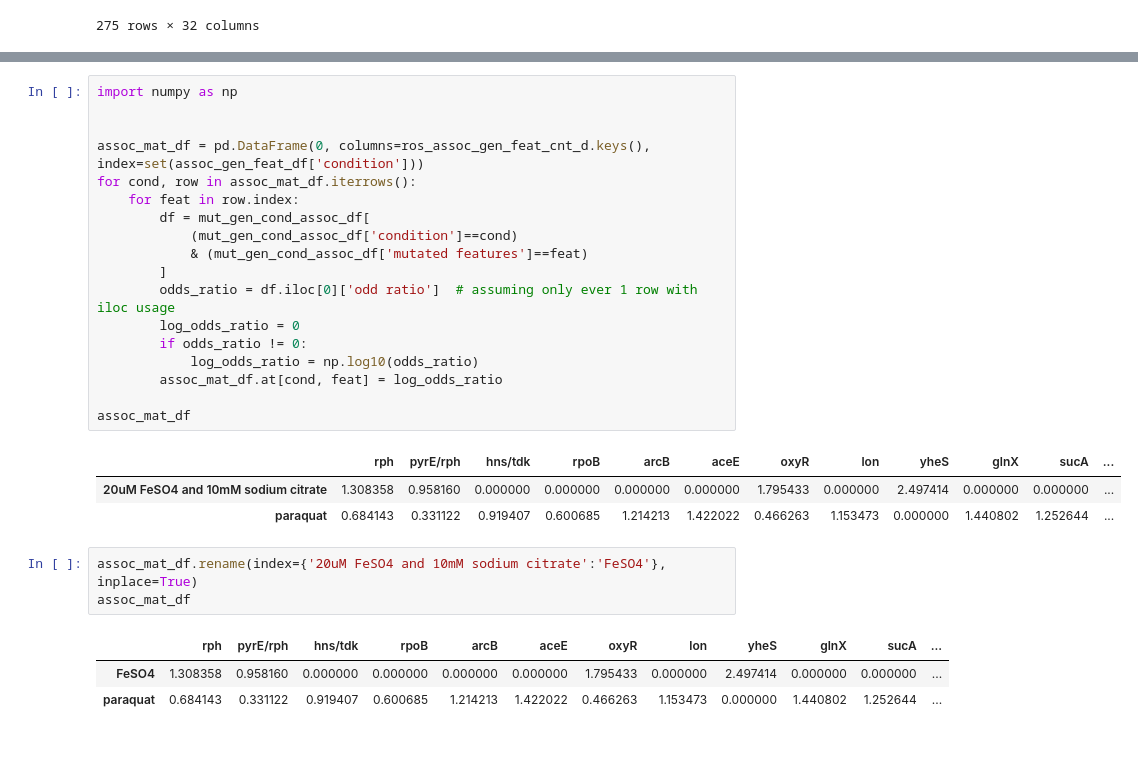
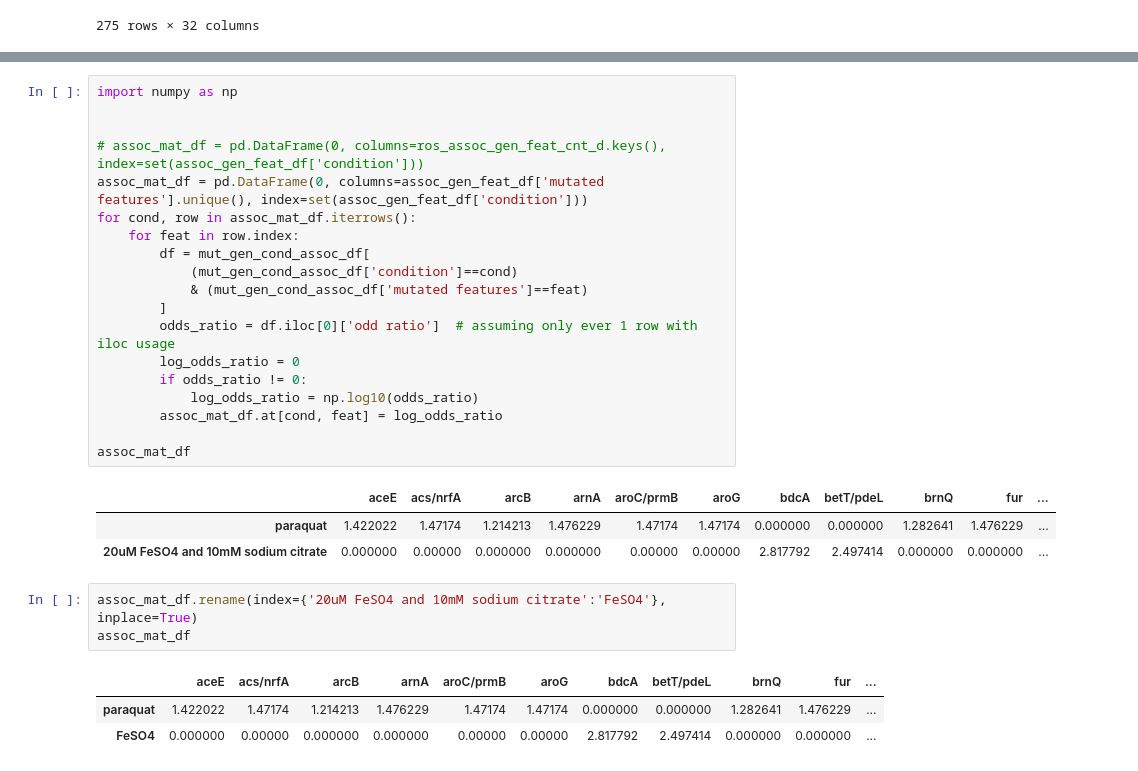
Before and after one commit to pvphaneuf/ros_tol_gdv, a Jupyter notebook: inspect_assocs.ipynb, the cells around one changed output, grey strips where cells are left out. Cells and saved outputs as stored; diff of their text form.

```diff
--- a/inspect_assocs.ipynb
+++ b/inspect_assocs.ipynb
@@ -126,31 +78,32 @@ ros_assoc_gen_feat_cnt_df.head()
 # %%
 import numpy as np
 
 
-assoc_mat_df = pd.DataFrame(0, columns=ros_assoc_gen_feat_cnt_d.keys(), index=set(assoc_gen_feat_df['condition']))
+# assoc_mat_df = pd.DataFrame(0, columns=ros_assoc_gen_feat_cnt_d.keys(), index=set(assoc_gen_feat_df['condition']))
+assoc_mat_df = pd.DataFrame(0, columns=assoc_gen_feat_df['mutated features'].unique(), index=set(assoc_gen_feat_df['condition']))
 for cond, row in assoc_mat_df.iterrows():
     for feat in row.index:
         df = mut_gen_cond_assoc_df[
             (mut_gen_cond_assoc_df['condition']==cond)
             & (mut_gen_cond_assoc_df['mutated features']==feat)
         ]
         odds_ratio = df.iloc[0]['odd ratio']  # assuming only ever 1 row with iloc usage
         log_odds_ratio = 0
         if odds_ratio != 0:
             log_odds_ratio = np.log10(odds_ratio)
         assoc_mat_df.at[cond, feat] = log_odds_ratio
 
 assoc_mat_df
 # %% [output]
-|  | rph | pyrE/rph | hns/tdk | rpoB | arcB | aceE | oxyR | lon | yheS | glnX | sucA | ... |
-| 20uM FeSO4 and 10mM sodium citrate | 1.308358 | 0.958160 | 0.000000 | 0.000000 | 0.000000 | 0.000000 | 1.795433 | 0.000000 | 2.497414 | 0.000000 | 0.000000 | ... |
-| paraquat | 0.684143 | 0.331122 | 0.919407 | 0.600685 | 1.214213 | 1.422022 | 0.466263 | 1.153473 | 0.000000 | 1.440802 | 1.252644 | ... |
+|  | aceE | acs/nrfA | arcB | arnA | aroC/prmB | aroG | bdcA | betT/pdeL | brnQ | fur | ... |
+| paraquat | 1.422022 | 1.47174 | 1.214213 | 1.476229 | 1.47174 | 1.47174 | 0.000000 | 0.000000 | 1.282641 | 1.476229 | ... |
+| 20uM FeSO4 and 10mM sodium citrate | 0.000000 | 0.00000 | 0.000000 | 0.000000 | 0.00000 | 0.00000 | 2.817792 | 2.497414 | 0.000000 | 0.000000 | ... |
 # %%
 assoc_mat_df.rename(index={'20uM FeSO4 and 10mM sodium citrate':'FeSO4'}, inplace=True)
 assoc_mat_df
 # %% [output]
-|  | rph | pyrE/rph | hns/tdk | rpoB | arcB | aceE | oxyR | lon | yheS | glnX | sucA | ... |
-| FeSO4 | 1.308358 | 0.958160 | 0.000000 | 0.000000 | 0.000000 | 0.000000 | 1.795433 | 0.000000 | 2.497414 | 0.000000 | 0.000000 | ... |
-| paraquat | 0.684143 | 0.331122 | 0.919407 | 0.600685 | 1.214213 | 1.422022 | 0.466263 | 1.153473 | 0.000000 | 1.440802 | 1.252644 | ... |
+|  | aceE | acs/nrfA | arcB | arnA | aroC/prmB | aroG | bdcA | betT/pdeL | brnQ | fur | ... |
+| paraquat | 1.422022 | 1.47174 | 1.214213 | 1.476229 | 1.47174 | 1.47174 | 0.000000 | 0.000000 | 1.282641 | 1.476229 | ... |
+| FeSO4 | 0.000000 | 0.00000 | 0.000000 | 0.000000 | 0.00000 | 0.00000 | 2.817792 | 2.497414 | 0.000000 | 0.000000 | ... |
 # %%
 import seaborn as sns
```
Also changed, not shown: parts of 13 cells of this notebook.
